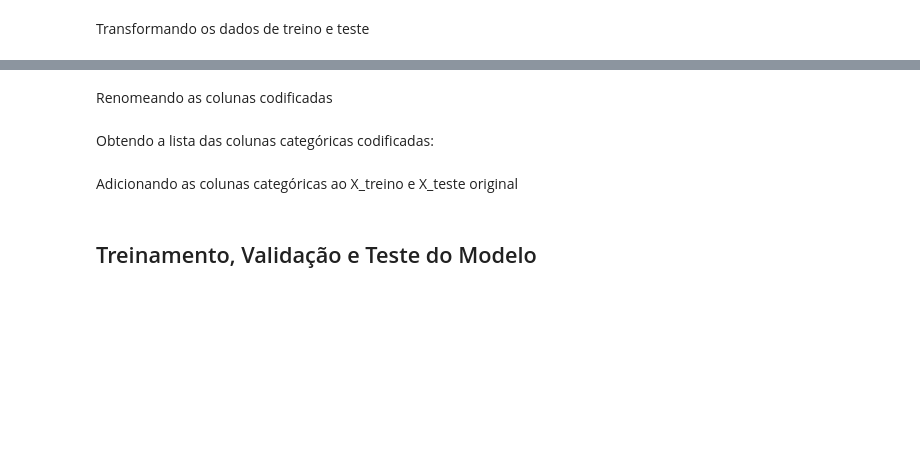
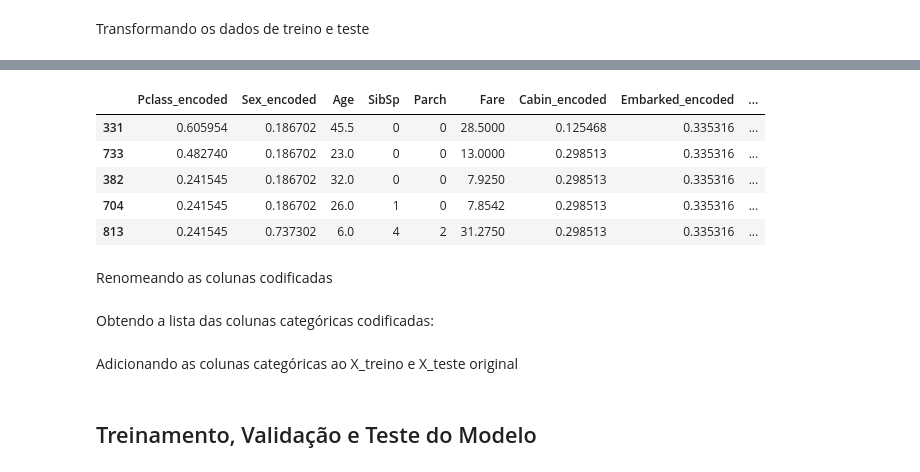
Before and after one commit to LSouzaCosta/DataScience, a Jupyter notebook: Titanic/03_Modeling.ipynb, the cells around one changed output, grey strips where cells are left out. Saved outputs shown, nothing was run; the diff lists cells and outputs as text; code cells hidden in the pictures; blank space fills up the shorter version.

```diff
--- a/Titanic/03_Modeling.ipynb
+++ b/Titanic/03_Modeling.ipynb
@@ -41,3 +41,13 @@ X_train, X_test, y_train, y_test = train_test_split(X, y, test_size=0.2, random_
 ## Encoding
 # %% [markdown]
 Importando e segregando dados para utilização do encoder
+# %%
+# Inicializar o encoder
+catboost_encoder = CatBoostEncoder(cols = col_categoricas, random_state = 42)
+
+# Codificando apenas as colunas categóricas 'Pclass', 'Sex', 'Cabin', 'Embarked'
+#X_train2encode = X_train
+#y_train2encode = y_train
+
+# Ajustar o encoder nos dados de treino
+catboost_encoder.fit(X_train, y_train)
@@ -44,11 +56,11 @@ Importando e segregando dados para utilização do encoder
 # %%
-# Inicializar o encoder
-catboost_encoder = CatBoostEncoder()
+"""# Inicializar o encoder
+catboost_encoder = CatBoostEncoder(cols = )
 
 # Codificando apenas as colunas categóricas 'Pclass', 'Sex', 'Cabin', 'Embarked'
 X_train2encode = X_train[col_categoricas]
 y_train2encode = y_train
 
 # Ajustar o encoder nos dados de treino
-catboost_encoder.fit(X_train2encode, y_train2encode)
+catboost_encoder.fit(X_train2encode, y_train2encode)"""
 # %% [output]
@@ -58,6 +79,15 @@ Transformando os dados de treino e teste
 # %%
-X_train_encoded = catboost_encoder.transform(X_train[col_categoricas])
-X_test_encoded = catboost_encoder.transform(X_test[col_categoricas])
+X_train_encoded = catboost_encoder.transform(X_train)
+X_test_encoded = catboost_encoder.transform(X_test)
+# %%
+X_train_encoded.head()
+# %% [output]
+|  | Pclass_encoded | Sex_encoded | Age | SibSp | Parch | Fare | Cabin_encoded | Embarked_encoded | ... |
+| 331 | 0.605954 | 0.186702 | 45.5 | 0 | 0 | 28.5000 | 0.125468 | 0.335316 | ... |
+| 733 | 0.482740 | 0.186702 | 23.0 | 0 | 0 | 13.0000 | 0.298513 | 0.335316 | ... |
+| 382 | 0.241545 | 0.186702 | 32.0 | 0 | 0 | 7.9250 | 0.298513 | 0.335316 | ... |
+| 704 | 0.241545 | 0.186702 | 26.0 | 1 | 0 | 7.8542 | 0.298513 | 0.335316 | ... |
+| 813 | 0.241545 | 0.737302 | 6.0 | 4 | 2 | 31.2750 | 0.298513 | 0.335316 | ... |
 # %% [markdown]
 Renomeando as colunas codificadas
 # %%
```
Also changed, not shown: parts of 10 cells of this notebook, 3 other files.
